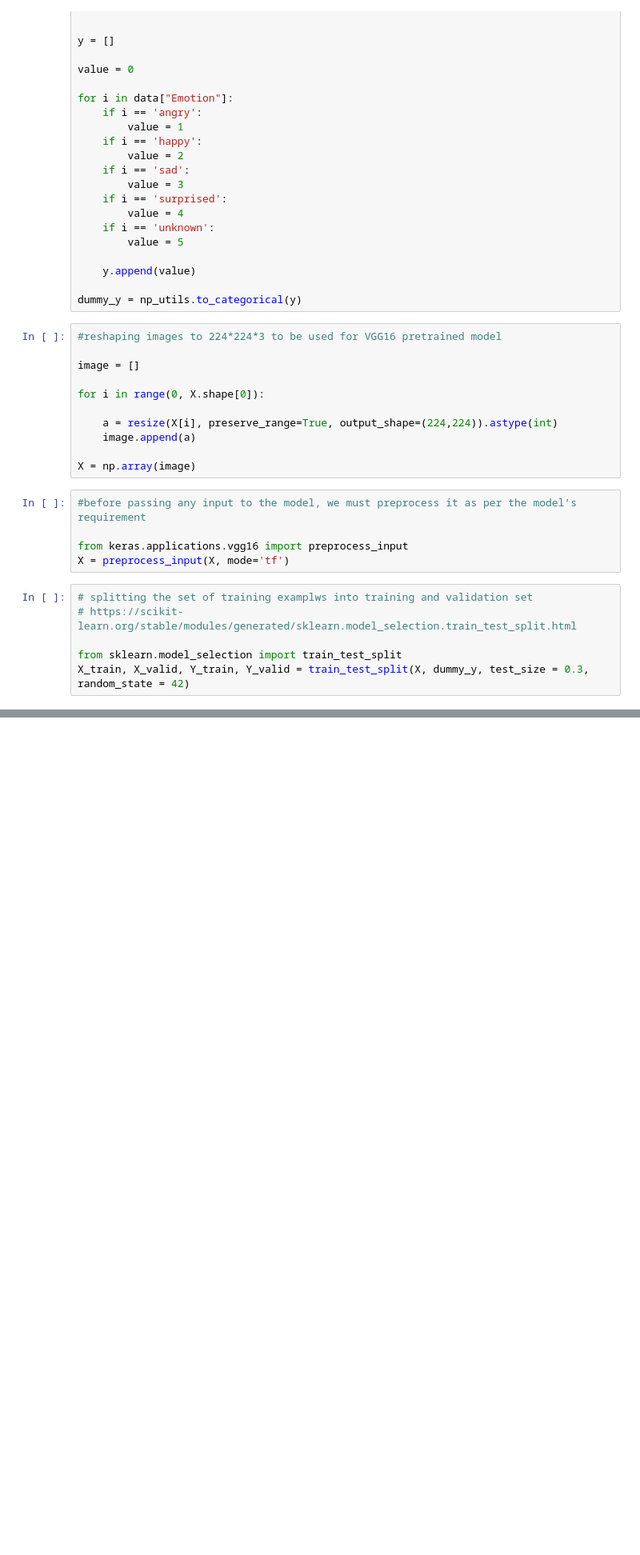
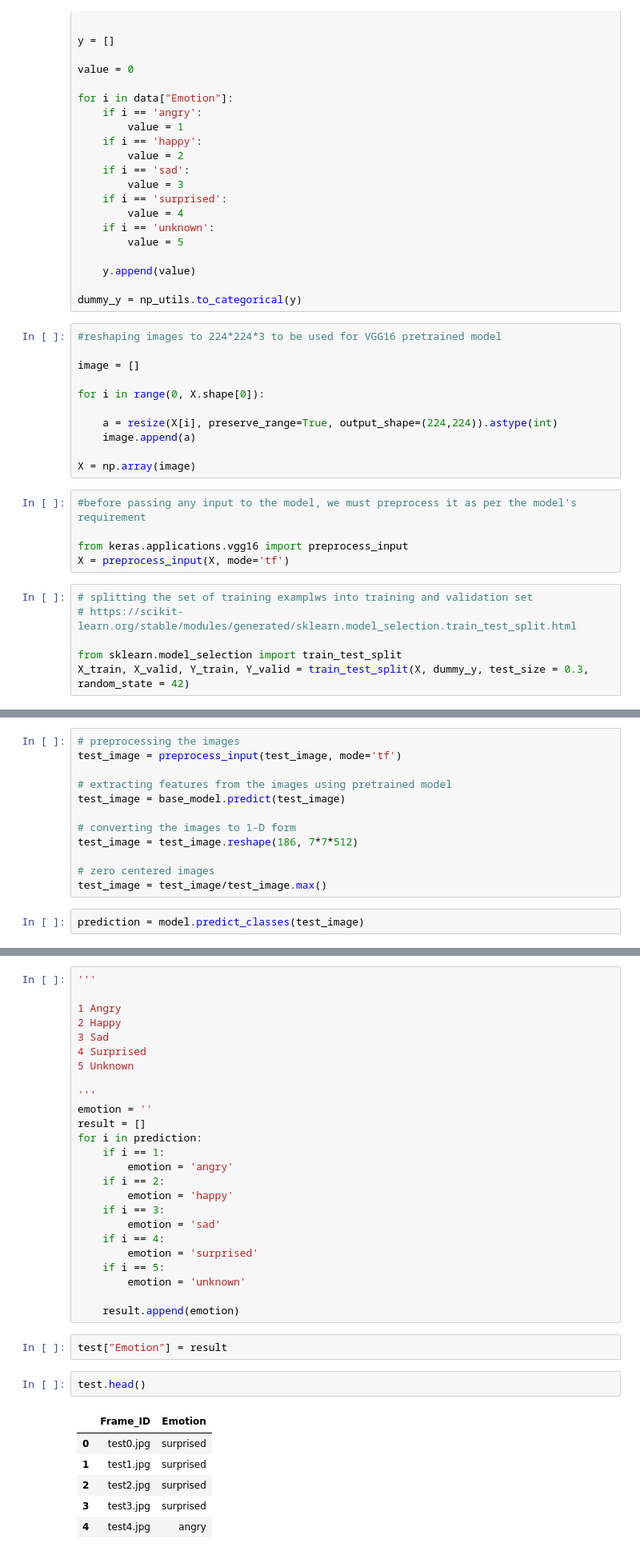
Before and after one commit to gauravk268/Machine_Learning_Projects, a Jupyter notebook: hackerearth_deep_learning_challenge_emotion_detection_tom_jerry_cartoon.ipynb, the cells around one changed output, grey strips where cells are left out. Shown at 80% size. Saved outputs shown, nothing was run; the diff lists cells and outputs as text; blank space fills up the shorter version.

```diff
--- a/hackerearth_deep_learning_challenge_emotion_detection_tom_jerry_cartoon.ipynb
+++ b/hackerearth_deep_learning_challenge_emotion_detection_tom_jerry_cartoon.ipynb
@@ -194,0 +299,14 @@ X_train.shape, X_valid.shape
+# %%
+# preprocessing the images
+test_image = preprocess_input(test_image, mode='tf')
+
+# extracting features from the images using pretrained model
+test_image = base_model.predict(test_image)
+
+# converting the images to 1-D form
+test_image = test_image.reshape(186, 7*7*512)
+
+# zero centered images
+test_image = test_image/test_image.max()
+# %%
+prediction = model.predict_classes(test_image)
@@ -194,0 +325,36 @@ X_train.shape, X_valid.shape
+# %%
+'''
+
+1 Angry
+2 Happy
+3 Sad
+4 Surprised
+5 Unknown
+
+'''
+emotion = ''
+result = []
+for i in prediction:
+    if i == 1:
+        emotion = 'angry'
+    if i == 2:
+        emotion = 'happy'
+    if i == 3:
+        emotion = 'sad'
+    if i == 4:
+        emotion = 'surprised'
+    if i == 5:
+        emotion = 'unknown'
+
+    result.append(emotion)
+# %%
+test["Emotion"] = result
+# %%
+test.head()
+# %% [output]
+|  | Frame_ID | Emotion |
+| 0 | test0.jpg | surprised |
+| 1 | test1.jpg | surprised |
+| 2 | test2.jpg | surprised |
+| 3 | test3.jpg | surprised |
+| 4 | test4.jpg | angry |
```
Also changed, not shown: parts of 21 cells of this notebook.
